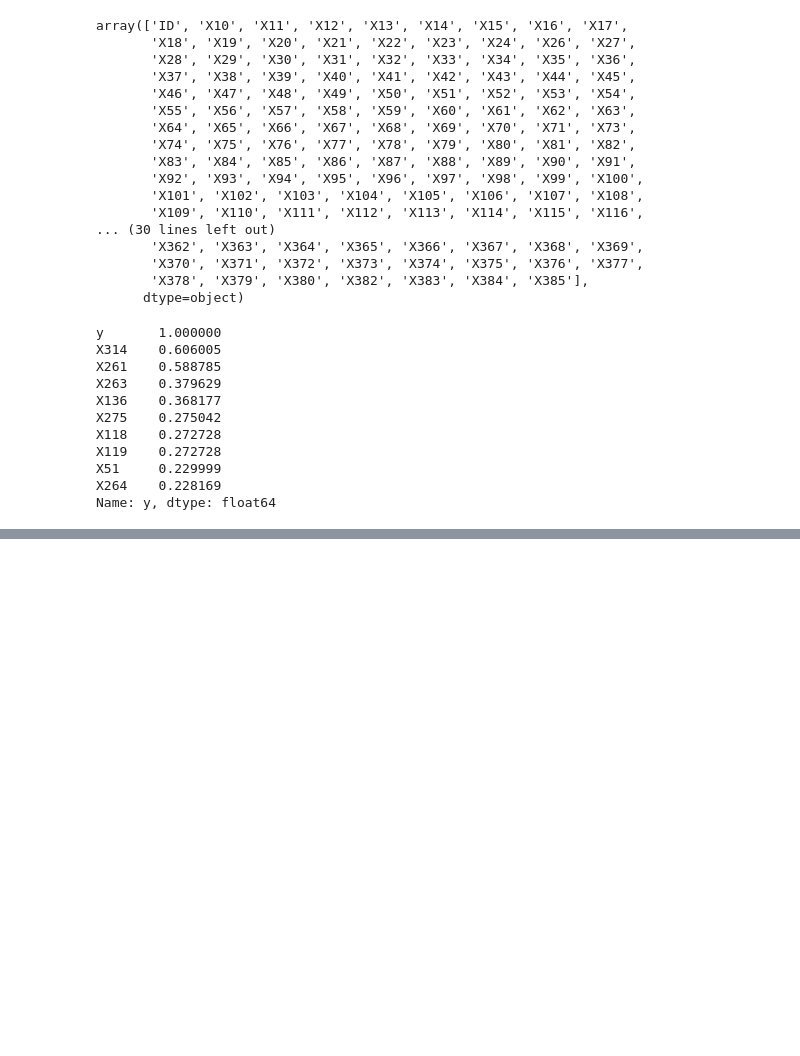
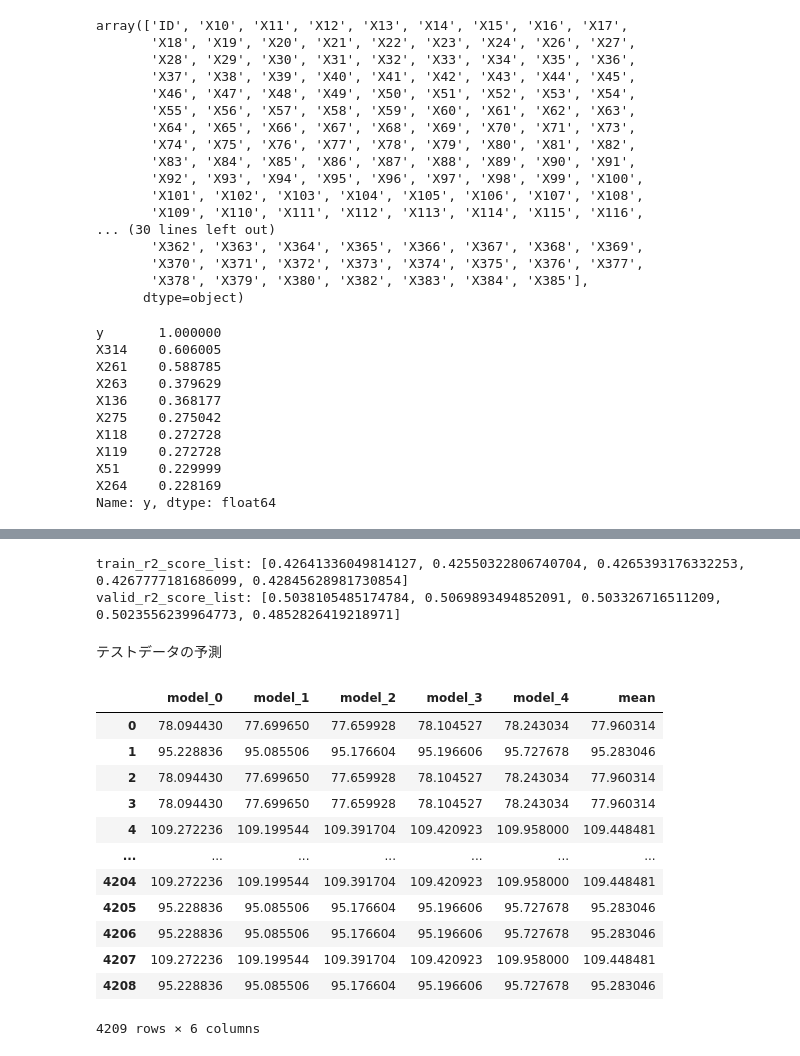
Before and after one commit to tyamotyamoteach/Benz, a Jupyter notebook: main1.ipynb, the cells around one changed output, grey strips where cells are left out. Drawn from its saved outputs; the diff is of its cells as text; code cells hidden in the pictures; blank space fills up the shorter version.

```diff
--- a/main1.ipynb
+++ b/main1.ipynb
@@ -123,0 +113,56 @@ train[['y','X314','X261','X263']]
+# %%
+X = train[['X314','X261','X263']]
+y = train['y']
+X_test = test[['X314','X261','X263']]
+# %%
+kf = KFold(n_splits=5)
+# %%
+model_list = []
+
+for train_idx,valid_idx in kf.split(X,y):
+    X_train,X_valid = X.iloc[train_idx,:],X.iloc[valid_idx,:]
+    y_train,y_valid = y[train_idx],y[valid_idx]
+    model = LinearRegression()
+    model.fit(X_train,y_train)
+    model_list.append(model)
+# %%
+train_r2_score_list = []
+valid_r2_score_list = []
+
+for model in model_list:
+    y_train_pred = model.predict(X_train)
+    y_valid_pred = model.predict(X_valid)
+    train_r2_score_list.append(r2_score(y_train,y_train_pred))
+    valid_r2_score_list.append(r2_score(y_valid,y_valid_pred))
+
+print('train_r2_score_list:',train_r2_score_list)
+print('valid_r2_score_list:',valid_r2_score_list)
+# %% [output]
+train_r2_score_list: [0.42641336049814127, 0.42550322806740704, 0.4265393176332253, 0.4267777181686099, 0.42845628981730854]
+valid_r2_score_list: [0.5038105485174784, 0.5069893494852091, 0.503326716511209, 0.5023556239964773, 0.4852826419218971]
+# %% [markdown]
+テストデータの予測
+# %%
+y_test_df = pd.DataFrame()
+
+for i,model in enumerate(model_list):
+    y_test = model.predict(X_test)
+    y_test = pd.Series(y_test,name=f'model_{i}')
+    y_test_df = pd.concat([y_test_df,y_test],axis=1)
+
+y_test_df['mean'] = y_test_df.apply(np.mean,axis=1)
+y_test_df
+# %% [output]
+|  | model_0 | model_1 | model_2 | model_3 | model_4 | mean |
+| 0 | 78.094430 | 77.699650 | 77.659928 | 78.104527 | 78.243034 | 77.960314 |
+| 1 | 95.228836 | 95.085506 | 95.176604 | 95.196606 | 95.727678 | 95.283046 |
+| 2 | 78.094430 | 77.699650 | 77.659928 | 78.104527 | 78.243034 | 77.960314 |
+| 3 | 78.094430 | 77.699650 | 77.659928 | 78.104527 | 78.243034 | 77.960314 |
+| 4 | 109.272236 | 109.199544 | 109.391704 | 109.420923 | 109.958000 | 109.448481 |
+| ... | ... | ... | ... | ... | ... | ... |
+| 4204 | 109.272236 | 109.199544 | 109.391704 | 109.420923 | 109.958000 | 109.448481 |
+| 4205 | 95.228836 | 95.085506 | 95.176604 | 95.196606 | 95.727678 | 95.283046 |
+| 4206 | 95.228836 | 95.085506 | 95.176604 | 95.196606 | 95.727678 | 95.283046 |
+| 4207 | 109.272236 | 109.199544 | 109.391704 | 109.420923 | 109.958000 | 109.448481 |
+| 4208 | 95.228836 | 95.085506 | 95.176604 | 95.196606 | 95.727678 | 95.283046 |
+4209 rows × 6 columns
```
Also changed, not shown: parts of 4 cells of this notebook, 1 other file.
